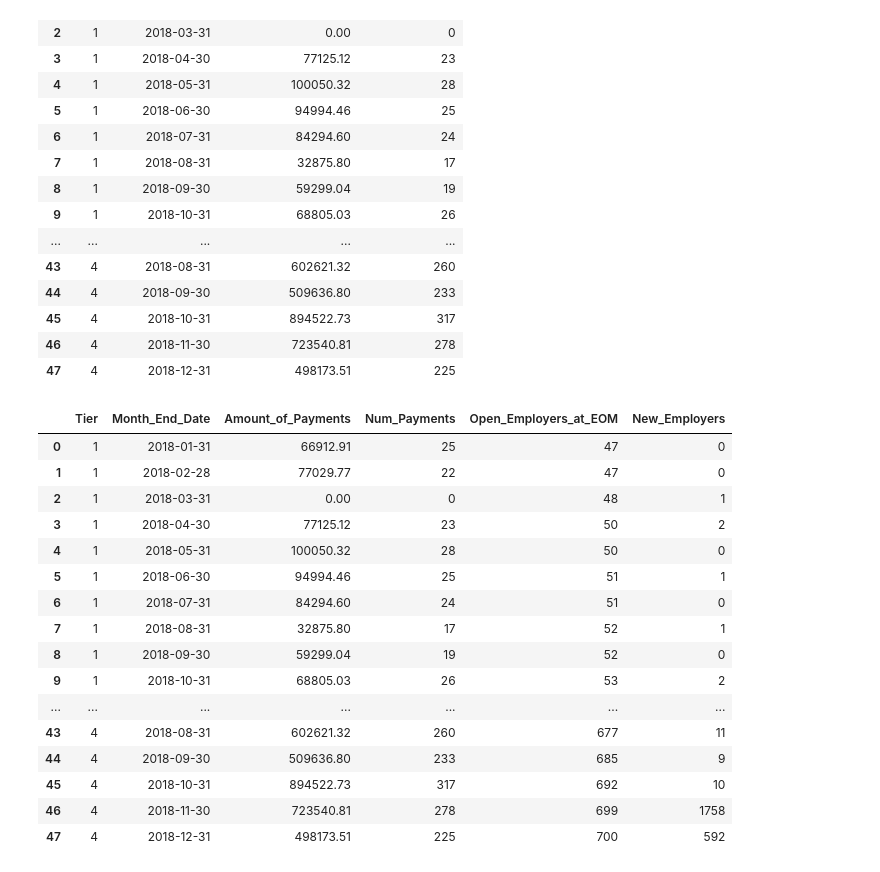
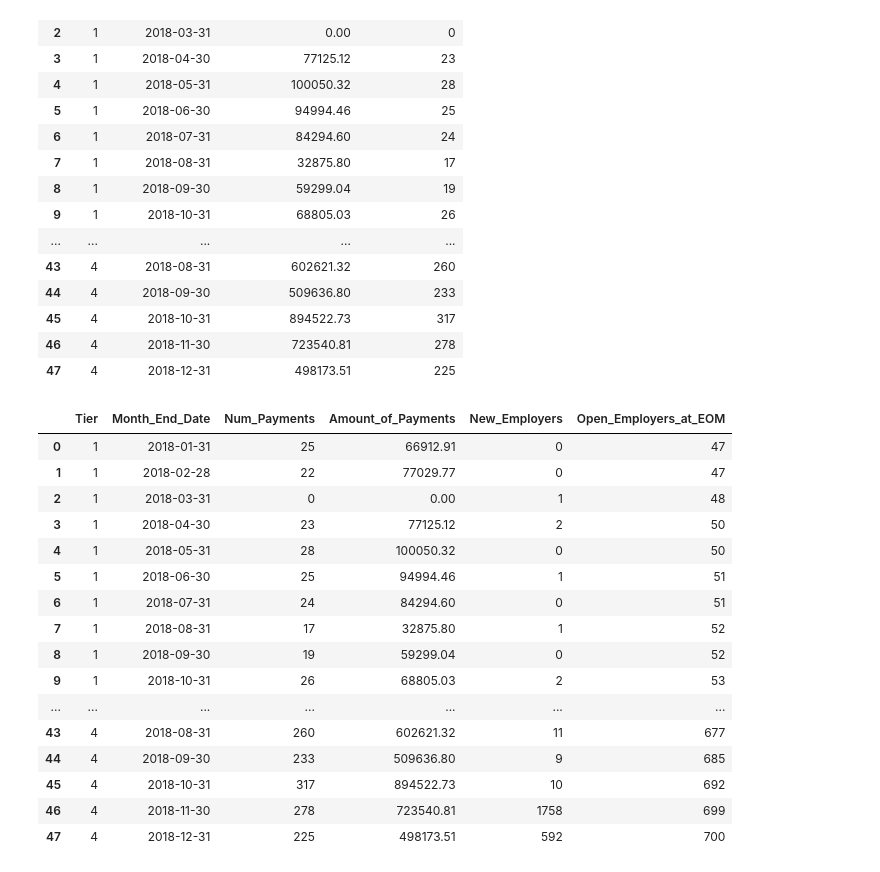
Before and after one commit to shubhamsakhuja/Superannuation-Metrics-2018, a Jupyter notebook: Superannuation 2018 Metrics.ipynb, the cells around one changed output. Saved outputs shown, nothing was run; the diff lists cells and outputs as text; code cells hidden in the pictures.

```diff
--- a/Superannuation 2018 Metrics.ipynb
+++ b/Superannuation 2018 Metrics.ipynb
@@ -442,25 +407,29 @@ myDataFrame5
 | 45 | 4 | 2018-10-31 | 894522.73 | 317 |
 | 46 | 4 | 2018-11-30 | 723540.81 | 278 |
 | 47 | 4 | 2018-12-31 | 498173.51 | 225 |
-# %%
-Merge2 = pd.merge(myDataFrame5,Merge1,on=['Tier','Month_End_Date'], how = 'inner')
-Merge2
-# %% [output]
-|  | Tier | Month_End_Date | Amount_of_Payments | Num_Payments | Open_Employers_at_EOM | New_Employers |
-| 0 | 1 | 2018-01-31 | 66912.91 | 25 | 47 | 0 |
-| 1 | 1 | 2018-02-28 | 77029.77 | 22 | 47 | 0 |
-| 2 | 1 | 2018-03-31 | 0.00 | 0 | 48 | 1 |
-| 3 | 1 | 2018-04-30 | 77125.12 | 23 | 50 | 2 |
-| 4 | 1 | 2018-05-31 | 100050.32 | 28 | 50 | 0 |
-| 5 | 1 | 2018-06-30 | 94994.46 | 25 | 51 | 1 |
-| 6 | 1 | 2018-07-31 | 84294.60 | 24 | 51 | 0 |
-| 7 | 1 | 2018-08-31 | 32875.80 | 17 | 52 | 1 |
-| 8 | 1 | 2018-09-30 | 59299.04 | 19 | 52 | 0 |
-| 9 | 1 | 2018-10-31 | 68805.03 | 26 | 53 | 2 |
-| ... | ... | ... | ... | ... | ... | ... |
-| 43 | 4 | 2018-08-31 | 602621.32 | 260 | 677 | 11 |
-| 44 | 4 | 2018-09-30 | 509636.80 | 233 | 685 | 9 |
-| 45 | 4 | 2018-10-31 | 894522.73 | 317 | 692 | 10 |
-| 46 | 4 | 2018-11-30 | 723540.81 | 278 | 699 | 1758 |
-| 47 | 4 | 2018-12-31 | 498173.51 | 225 | 700 | 592 |
+# %%
+# Create a final dataset to have all the required columns
+Merge2 = pd.merge(myDataFrame5,Merge1,on=['Tier','Month_End_Date'], how = 'inner')
+
+# Rearrange columns as per the desired format
+Final = Merge2[['Tier', 'Month_End_Date', 'Num_Payments', 'Amount_of_Payments', 'New_Employers', 'Open_Employers_at_EOM']]
+Final
+# %% [output]
+|  | Tier | Month_End_Date | Num_Payments | Amount_of_Payments | New_Employers | Open_Employers_at_EOM |
+| 0 | 1 | 2018-01-31 | 25 | 66912.91 | 0 | 47 |
+| 1 | 1 | 2018-02-28 | 22 | 77029.77 | 0 | 47 |
+| 2 | 1 | 2018-03-31 | 0 | 0.00 | 1 | 48 |
+| 3 | 1 | 2018-04-30 | 23 | 77125.12 | 2 | 50 |
+| 4 | 1 | 2018-05-31 | 28 | 100050.32 | 0 | 50 |
+| 5 | 1 | 2018-06-30 | 25 | 94994.46 | 1 | 51 |
+| 6 | 1 | 2018-07-31 | 24 | 84294.60 | 0 | 51 |
+| 7 | 1 | 2018-08-31 | 17 | 32875.80 | 1 | 52 |
+| 8 | 1 | 2018-09-30 | 19 | 59299.04 | 0 | 52 |
+| 9 | 1 | 2018-10-31 | 26 | 68805.03 | 2 | 53 |
+| ... | ... | ... | ... | ... | ... | ... |
+| 43 | 4 | 2018-08-31 | 260 | 602621.32 | 11 | 677 |
+| 44 | 4 | 2018-09-30 | 233 | 509636.80 | 9 | 685 |
+| 45 | 4 | 2018-10-31 | 317 | 894522.73 | 10 | 692 |
+| 46 | 4 | 2018-11-30 | 278 | 723540.81 | 1758 | 699 |
+| 47 | 4 | 2018-12-31 | 225 | 498173.51 | 592 | 700 |
 # %%
```
Also changed, not shown: parts of 19 cells of this notebook.
